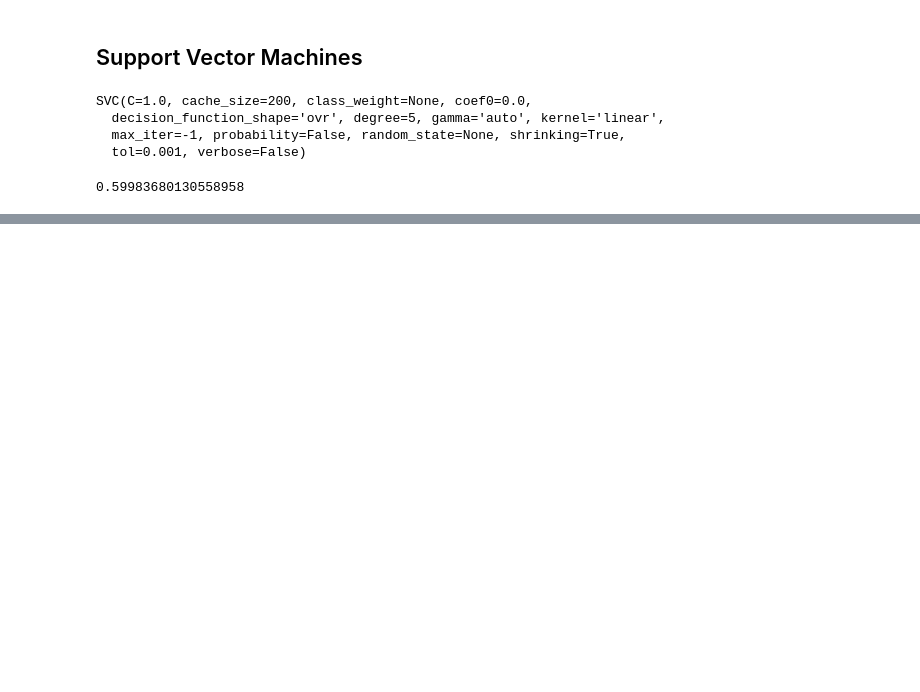
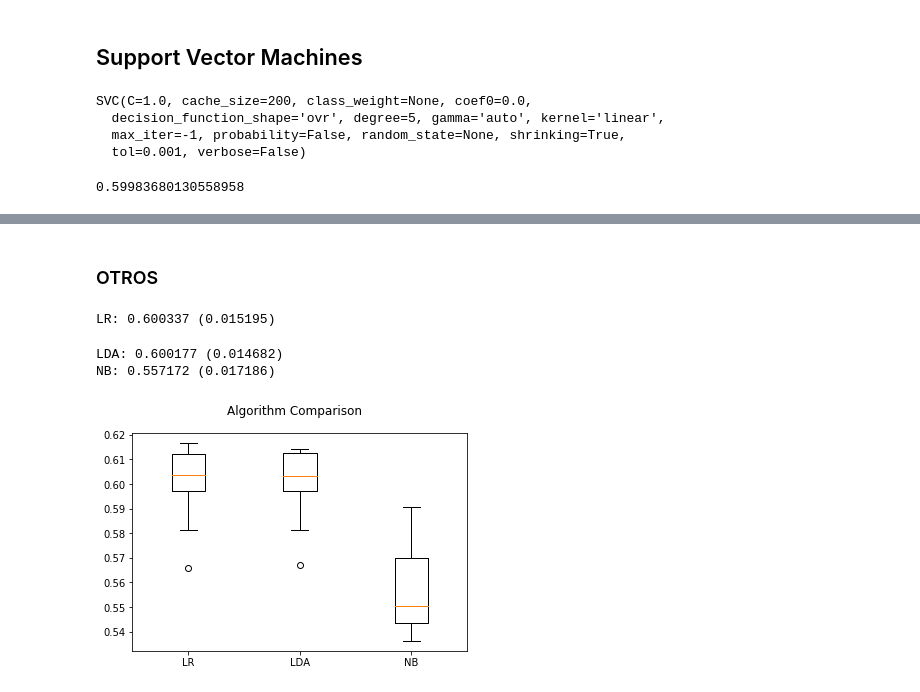
Before and after one commit to franciscojdiezc/TFM, a Jupyter notebook: 5. Machine Learning.ipynb, the cells around one changed output, grey strips where cells are left out. Saved outputs shown, nothing was run; the diff lists cells and outputs as text; code cells hidden in the pictures; blank space fills up the shorter version.

```diff
--- a/5. Machine Learning.ipynb
+++ b/5. Machine Learning.ipynb
@@ -253,0 +261,4 @@ plt.show()
+# %%
+clfdt1 =GridSearchCV(estimator=DecisionTreeClassifier(max_depth = 50, min_samples_leaf = 50),
+                     param_grid={'max_depth': np.arange(1,51), 'min_samples_lead': np. arange(1,51)} ,
+                     scoring='accuracy', cv=5, n_jobs=-1)
@@ -330,0 +318,2 @@ NameError: name 'confusion_matrix' is not defined
+# %% [markdown]
+### OTROS
@@ -330,0 +327,31 @@ NameError: name 'confusion_matrix' is not defined
+# %%
+models = []
+models.append(('LR', LogisticRegression()))
+models.append(('LDA', LinearDiscriminantAnalysis()))
+models.append(('NB', GaussianNB()))
+# %%
+# evaluate each model in turn
+results = []
+names = []
+seed = 0.42
+for name, model in models:
+	kfold = model_selection.KFold(n_splits=10, random_state=seed)
+	cv_results = model_selection.cross_val_score(model, X_train, y_train, cv=kfold, scoring='accuracy')
+	results.append(cv_results)
+	names.append(name)
+	msg = "%s: %f (%f)" % (name, cv_results.mean(), cv_results.std())
+	print(msg)
+# %% [output]
+LR: 0.600337 (0.015195)
+LDA: 0.600177 (0.014682)
+NB: 0.557172 (0.017186)
+# %%
+# Compare Algorithms
+fig = plt.figure()
+fig.suptitle('Algorithm Comparison')
+ax = fig.add_subplot(111)
+plt.boxplot(results)
+ax.set_xticklabels(names)
+plt.show()
+# %% [output]
+[figure, added]
```
Also changed, not shown: parts of 27 cells of this notebook.
